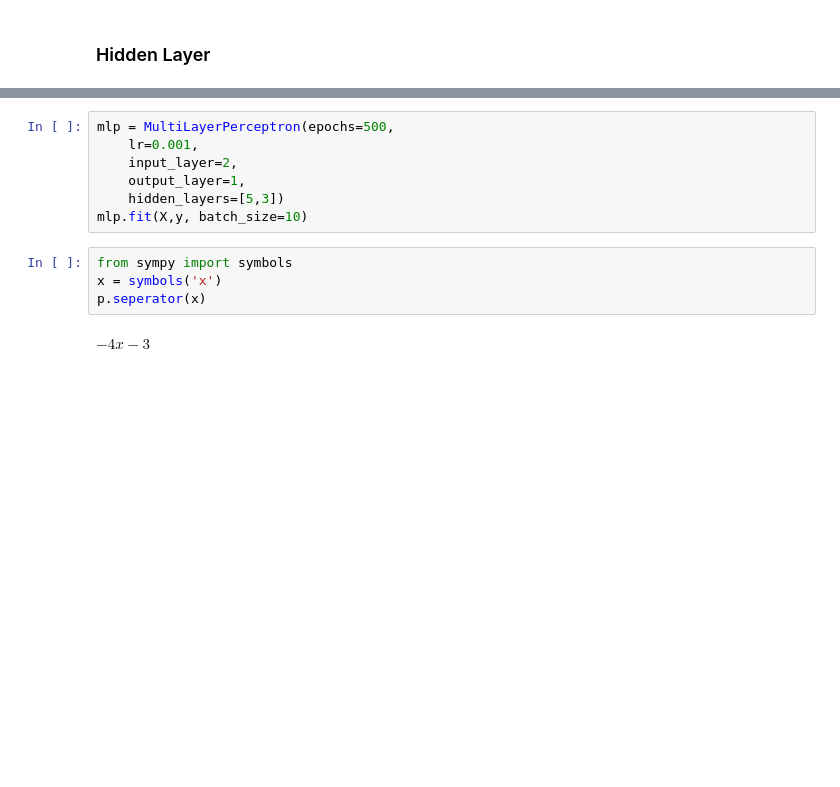
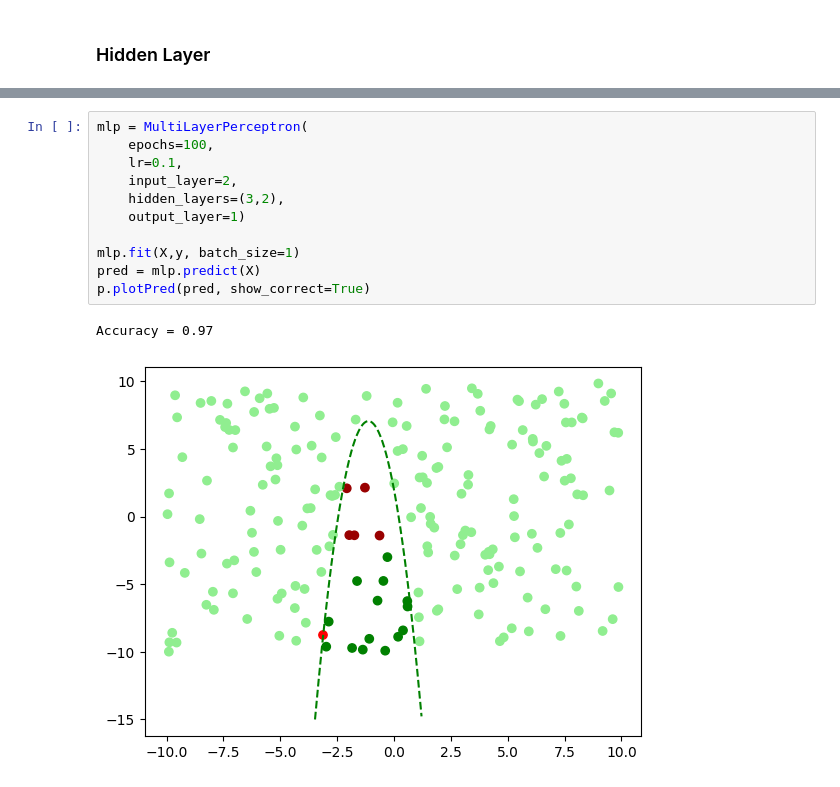
Before and after one commit to wumphlett/ML-Project, a Jupyter notebook: simpleMLP.ipynb, the cells around one changed output, grey strips where cells are left out. Cells and saved outputs as stored; diff of their text form; blank space fills up the shorter version.

```diff
--- a/simpleMLP.ipynb
+++ b/simpleMLP.ipynb
@@ -124,13 +184,14 @@ p.plotData(True)
 # %%
-mlp = MultiLayerPerceptron(epochs=500,
-    lr=0.001,
+mlp = MultiLayerPerceptron(
+    epochs=100,
+    lr=0.1,
     input_layer=2,
-    output_layer=1,
-    hidden_layers=[5,3])
-mlp.fit(X,y, batch_size=10)
+    hidden_layers=(3,2),
+    output_layer=1)
+
+mlp.fit(X,y, batch_size=1)
+pred = mlp.predict(X)
+p.plotPred(pred, show_correct=True)
+# %% [output]
+Accuracy = 0.97
+[figure, added]
-# %%
-from sympy import symbols
-x = symbols('x')
-p.seperator(x)
-# %% [output]
-$\displaystyle - 4 x - 3$
```
Also changed, not shown: parts of 11 cells of this notebook.
